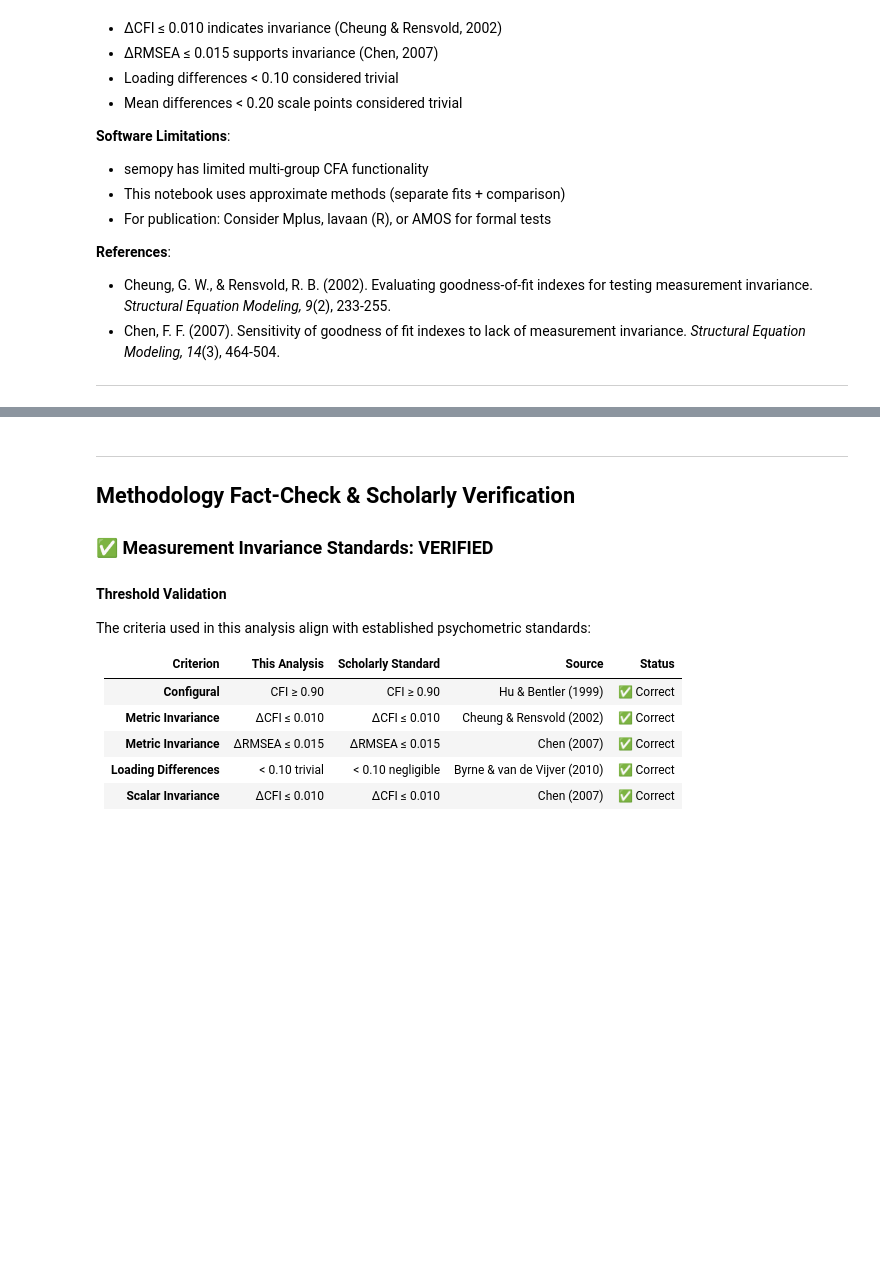
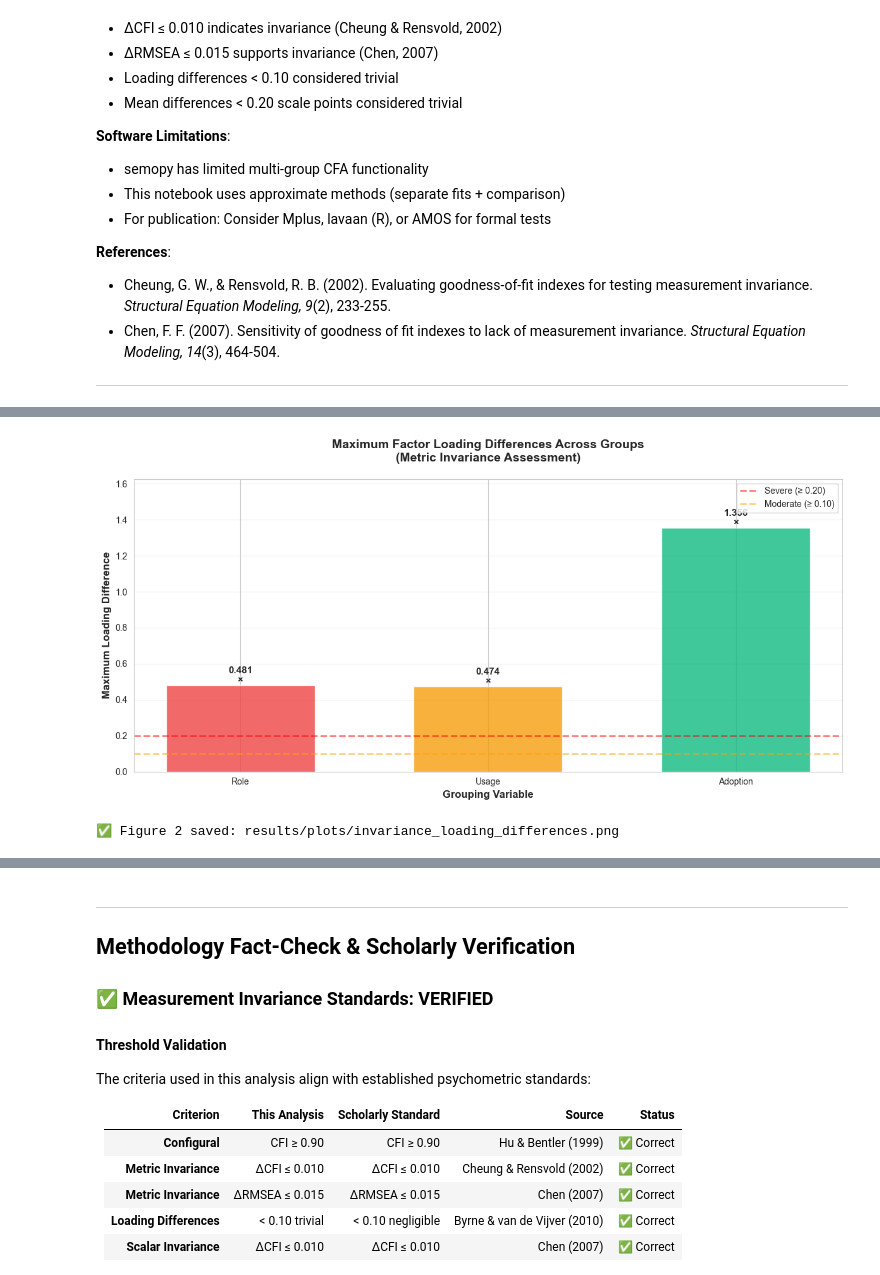
Before and after one commit to fabioc-aloha/AIRS_Data_Analysis, a Jupyter notebook: airs/03_Measurement_Invariance.ipynb, the cells around one changed output, grey strips where cells are left out. Saved outputs shown, nothing was run; the diff lists cells and outputs as text; code cells hidden in the pictures; blank space fills up the shorter version.

```diff
--- a/airs/03_Measurement_Invariance.ipynb
+++ b/airs/03_Measurement_Invariance.ipynb
@@ -705,0 +811,54 @@ Next notebook: 04_Structural_Model_Hypothesis_Testing.ipynb
+# %%
+"""
+Figure 2: Maximum Factor Loading Differences
+Shows the maximum loading differences found across groups (from metric invariance testing)
+"""
+
+# Extract max loading differences from results dictionaries
+max_diffs = []
+for group, results in zip(grouping_vars_viz, results_dicts_viz):
+    max_diffs.append({
+        'Group': group,
+        'Max_Diff': results['metric']['max_diff'],
+        'Metric_Holds': '√' if results['metric']['holds'] else '×'
+    })
+
+max_diff_df = pd.DataFrame(max_diffs)
+
+# Create bar chart
+fig, ax = plt.subplots(figsize=(12, 6))
+
+x = np.arange(len(grouping_vars_viz))
+colors_diff = ['#ef4444', '#f59e0b', '#10b981']
+bars = ax.bar(x, max_diff_df['Max_Diff'], color=colors_diff, alpha=0.8, width=0.6)
+
+# Add threshold lines
+ax.axhline(y=0.20, color='red', linestyle='--', linewidth=2, alpha=0.5, label='Severe (≥ 0.20)')
+ax.axhline(y=0.10, color='orange', linestyle='--', linewidth=2, alpha=0.5, label='Moderate (≥ 0.10)')
+
+# Customize
+ax.set_xlabel('Grouping Variable', fontsize=12, fontweight='bold')
+ax.set_ylabel('Maximum Loading Difference', fontsize=12, fontweight='bold')
+ax.set_title('Maximum Factor Loading Differences Across Groups\n(Metric Invariance Assessment)',
+             fontsize=14, fontweight='bold', pad=20)
+ax.set_xticks(x)
+ax.set_xticklabels(grouping_vars_viz)
+ax.legend(loc='upper right', fontsize=10)
+ax.grid(axis='y', alpha=0.3)
+ax.set_ylim([0, max(max_diff_df['Max_Diff']) * 1.2])
+
+# Add value labels on bars
+for bar, val, status in zip(bars, max_diff_df['Max_Diff'], max_diff_df['Metric_Holds']):
+    height = bar.get_height()
+    ax.text(bar.get_x() + bar.get_width()/2., height,
+            f'{val:.3f}\n{status}', ha='center', va='bottom',
+            fontsize=11, fontweight='bold')
+
+plt.tight_layout()
+plt.savefig('../results/plots/invariance_loading_differences.png', dpi=300, bbox_inches='tight')
+plt.show()
+
+print("\n✅ Figure 2 saved: results/plots/invariance_loading_differences.png")
+# %% [output]
+[figure, added]
+✅ Figure 2 saved: results/plots/invariance_loading_differences.png
```
Also changed, not shown: parts of 12 cells of this notebook, 53 other files.
